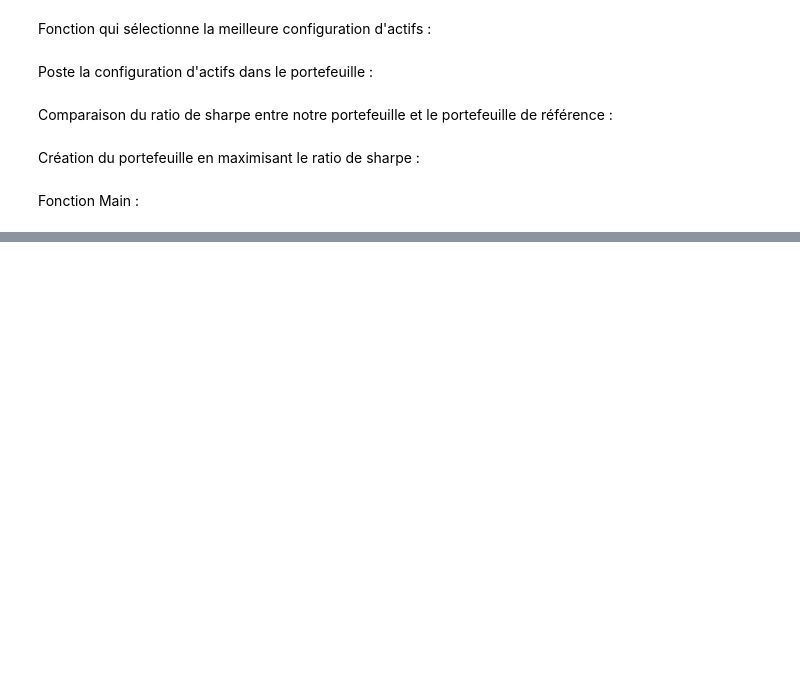
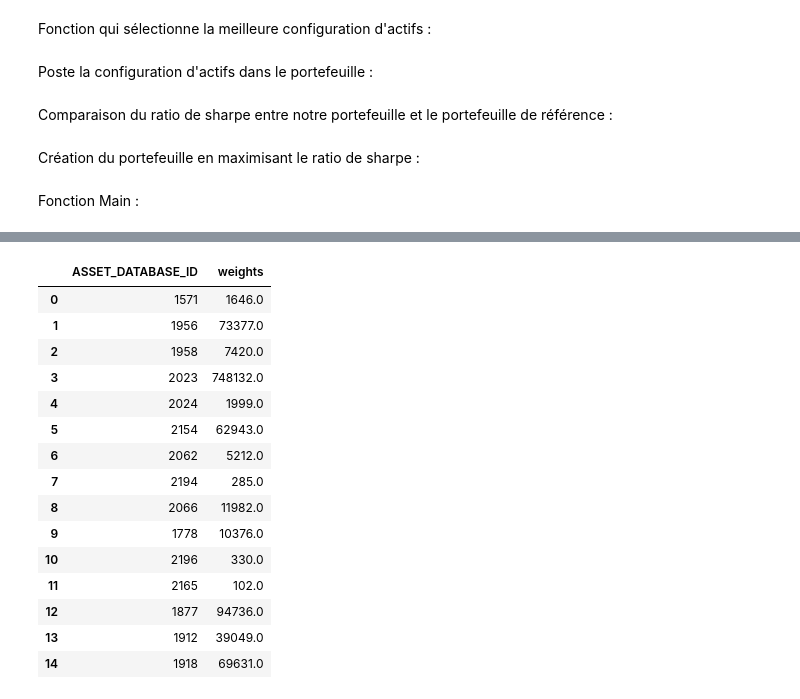
Before and after one commit to ArthurBiragnet/Dolphin, a Jupyter notebook: Dolphin Project.ipynb, the cells around one changed output, grey strips where cells are left out. Drawn from its saved outputs; the diff is of its cells as text; code cells hidden in the pictures; blank space fills up the shorter version.

```diff
--- a/Dolphin Project.ipynb
+++ b/Dolphin Project.ipynb
@@ -572,0 +617,22 @@ Sharpe ratio in ref portfolio : 0,146571943186
+# %%
+d = [[list_assets[i]['asset']['asset'], list_assets[i]['asset']['quantity']] for i in range(len(list_assets))]
+
+portfolio = pd.DataFrame(d, columns={'ASSET_DATABASE_ID', 'weights'})
+portfolio
+# %% [output]
+|  | ASSET_DATABASE_ID | weights |
+| 0 | 1571 | 1646.0 |
+| 1 | 1956 | 73377.0 |
+| 2 | 1958 | 7420.0 |
+| 3 | 2023 | 748132.0 |
+| 4 | 2024 | 1999.0 |
+| 5 | 2154 | 62943.0 |
+| 6 | 2062 | 5212.0 |
+| 7 | 2194 | 285.0 |
+| 8 | 2066 | 11982.0 |
+| 9 | 1778 | 10376.0 |
+| 10 | 2196 | 330.0 |
+| 11 | 2165 | 102.0 |
+| 12 | 1877 | 94736.0 |
+| 13 | 1912 | 39049.0 |
+| 14 | 1918 | 69631.0 |
```
Also changed, not shown: parts of 13 cells of this notebook.
